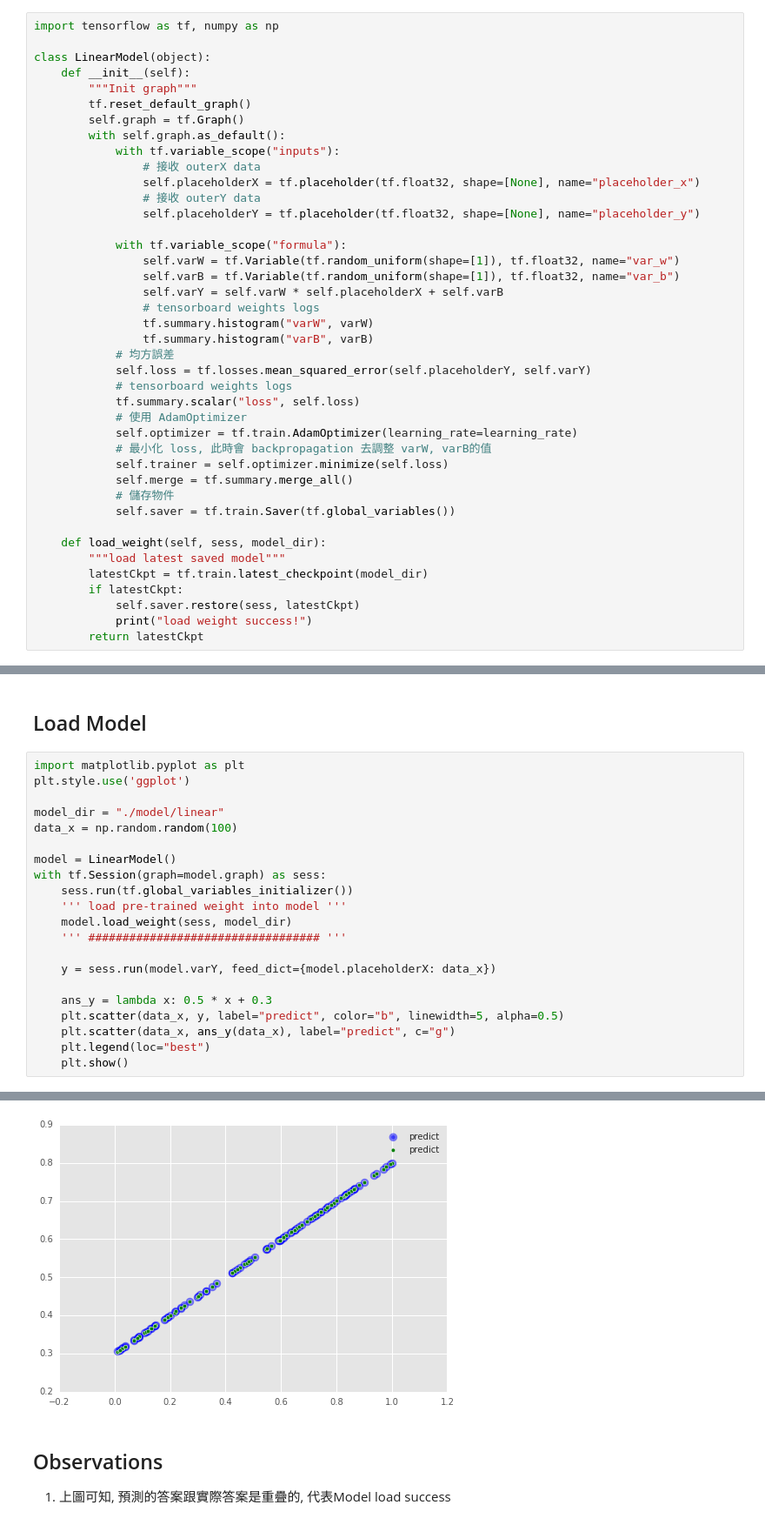
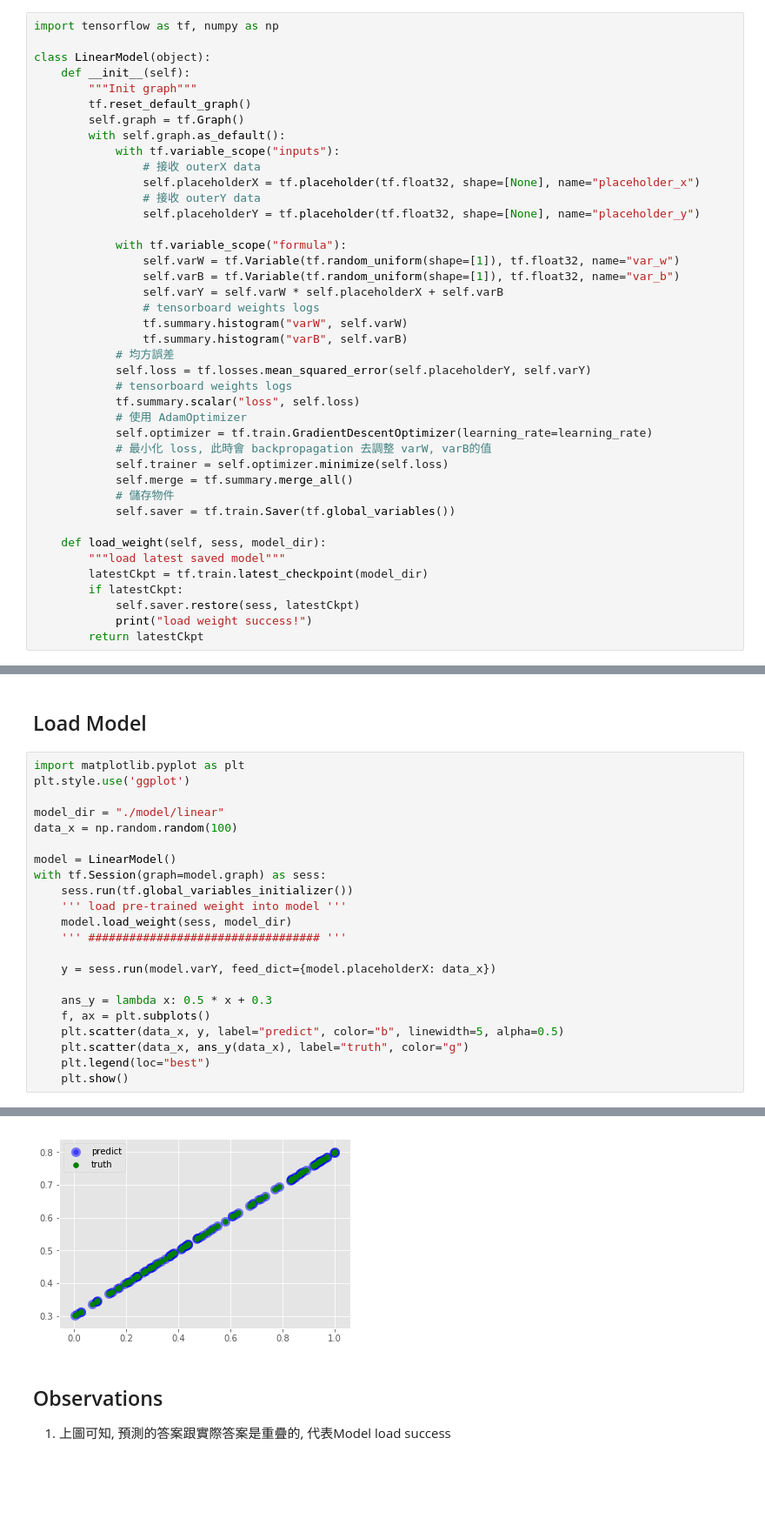
Before and after one commit to CloudMile/recommendation_course, a Jupyter notebook: tutorial_linear.ipynb, the cells around one changed output, grey strips where cells are left out. Shown at 87% size. Cells and saved outputs as stored; diff of their text form; blank space fills up the shorter version.

```diff
--- a/tutorial_linear.ipynb
+++ b/tutorial_linear.ipynb
@@ -145,14 +141,14 @@ class LinearModel(object):
                 self.varB = tf.Variable(tf.random_uniform(shape=[1]), tf.float32, name="var_b")
                 self.varY = self.varW * self.placeholderX + self.varB
                 # tensorboard weights logs
-                tf.summary.histogram("varW", varW)
-                tf.summary.histogram("varB", varB)
+                tf.summary.histogram("varW", self.varW)
+                tf.summary.histogram("varB", self.varB)
             # 均方誤差
             self.loss = tf.losses.mean_squared_error(self.placeholderY, self.varY)
             # tensorboard weights logs
             tf.summary.scalar("loss", self.loss)
             # 使用 AdamOptimizer
-            self.optimizer = tf.train.AdamOptimizer(learning_rate=learning_rate)
+            self.optimizer = tf.train.GradientDescentOptimizer(learning_rate=learning_rate)
             # 最小化 loss, 此時會 backpropagation 去調整 varW, varB的值
             self.trainer = self.optimizer.minimize(self.loss)
             self.merge = tf.summary.merge_all()
@@ -230,8 +226,9 @@ with tf.Session(graph=model.graph) as sess:
     y = sess.run(model.varY, feed_dict={model.placeholderX: data_x})
 
     ans_y = lambda x: 0.5 * x + 0.3
+    f, ax = plt.subplots()
     plt.scatter(data_x, y, label="predict", color="b", linewidth=5, alpha=0.5)
-    plt.scatter(data_x, ans_y(data_x), label="predict", c="g")
+    plt.scatter(data_x, ans_y(data_x), label="truth", color="g")
     plt.legend(loc="best")
     plt.show()
 # %% [output]
@@ -239,5 +236,5 @@ INFO:tensorflow:Restoring parameters from ./model/linear/linear_model-199
 load weight success!
-[figure, old version]
+[figure, new version]
 # %% [markdown]
 ## Observations
 1. 上圖可知, 預測的答案跟實際答案是重疊的, 代表Model load success
```
Also changed, not shown: parts of 5 cells of this notebook, 2 other files.
